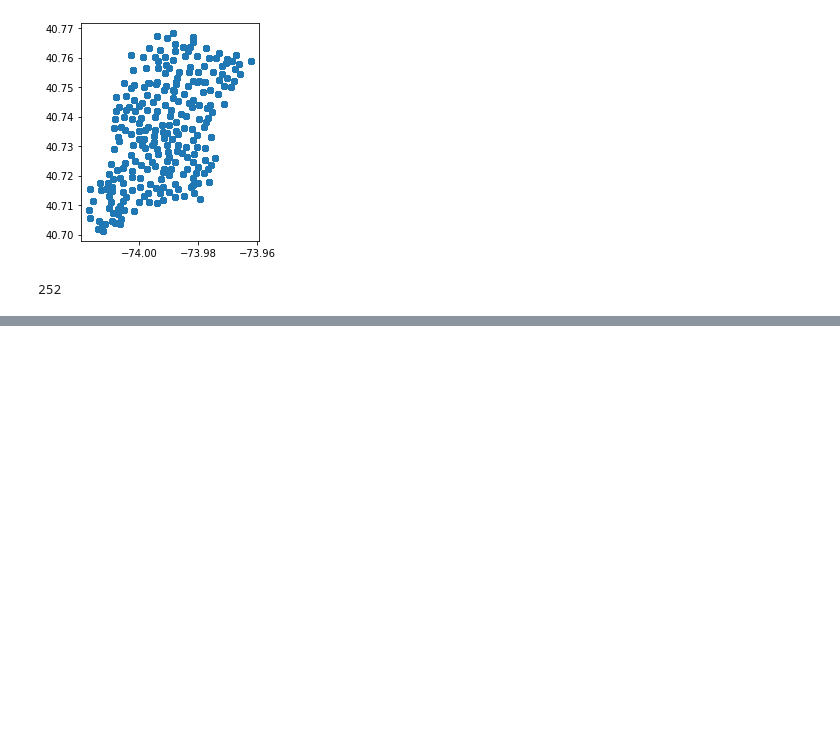
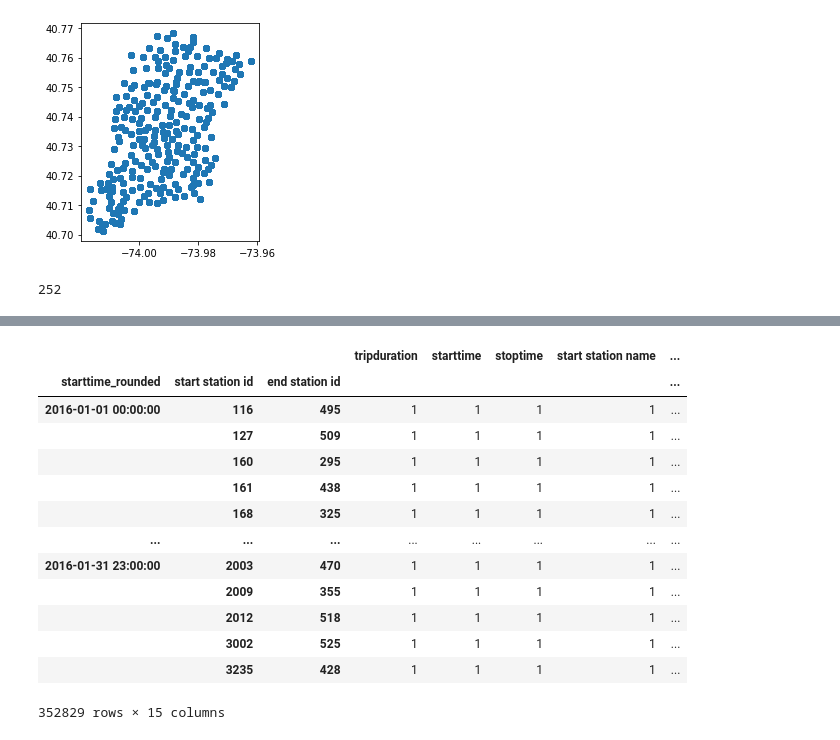
Before and after one commit to rtealwitter/OpenStreets, a Jupyter notebook: wrangle_data.ipynb, the cells around one changed output, grey strips where cells are left out. Drawn from its saved outputs; the diff is of its cells as text; code cells hidden in the pictures; blank space fills up the shorter version.

```diff
--- a/wrangle_data.ipynb
+++ b/wrangle_data.ipynb
@@ -114,7 +114,9 @@ citibike_yearmonth.plot()
 [figure]
 # %%
 citibike_yearmonth['starttime'] = pd.to_datetime(citibike_yearmonth['starttime'])
-citibike_yearmonth['starttime_rounded'] = citibike_yearmonth['starttime'].dt.floor('d')
+citibike_yearmonth['starttime_rounded'] = citibike_yearmonth['starttime'].dt.floor('h')
+# %%
+citibike_yearmonth = citibike_yearmonth[citibike_yearmonth['tripduration'] <= 24 * 60 * 60]
 # %%
 len(citibike_yearmonth['end station id'].unique())
 # %% [output]
@@ -122,3 +140,20 @@ len(citibike_yearmonth['end station id'].unique())
+# %%
+citibike_yearmonth.groupby([citibike_yearmonth['starttime_rounded'], citibike_yearmonth['start station id'], citibike_yearmonth['end station id']]).count()
+# %% [output]
+|  |  |  | tripduration | starttime | stoptime | start station name | ... |
+| starttime_rounded | start station id | end station id |  |  |  |  | ... |
+| 2016-01-01 00:00:00 | 116 | 495 | 1 | 1 | 1 | 1 | ... |
+|  | 127 | 509 | 1 | 1 | 1 | 1 | ... |
+|  | 160 | 295 | 1 | 1 | 1 | 1 | ... |
+|  | 161 | 438 | 1 | 1 | 1 | 1 | ... |
+|  | 168 | 325 | 1 | 1 | 1 | 1 | ... |
+| ... | ... | ... | ... | ... | ... | ... | ... |
+| 2016-01-31 23:00:00 | 2003 | 470 | 1 | 1 | 1 | 1 | ... |
+|  | 2009 | 355 | 1 | 1 | 1 | 1 | ... |
+|  | 2012 | 518 | 1 | 1 | 1 | 1 | ... |
+|  | 3002 | 525 | 1 | 1 | 1 | 1 | ... |
+|  | 3235 | 428 | 1 | 1 | 1 | 1 | ... |
+352829 rows × 15 columns
 # %%
 graph = nx.from_pandas_edgelist(infrastructure.explode('neighbors'), source='PHYSICALID', target='neighbors')
 # %%
```
Also changed, not shown: parts of 9 cells of this notebook.
